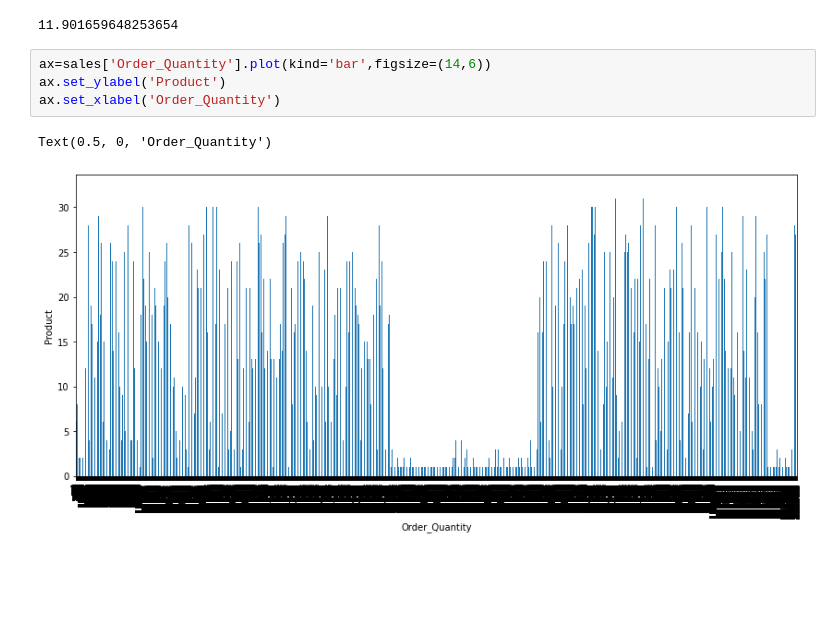
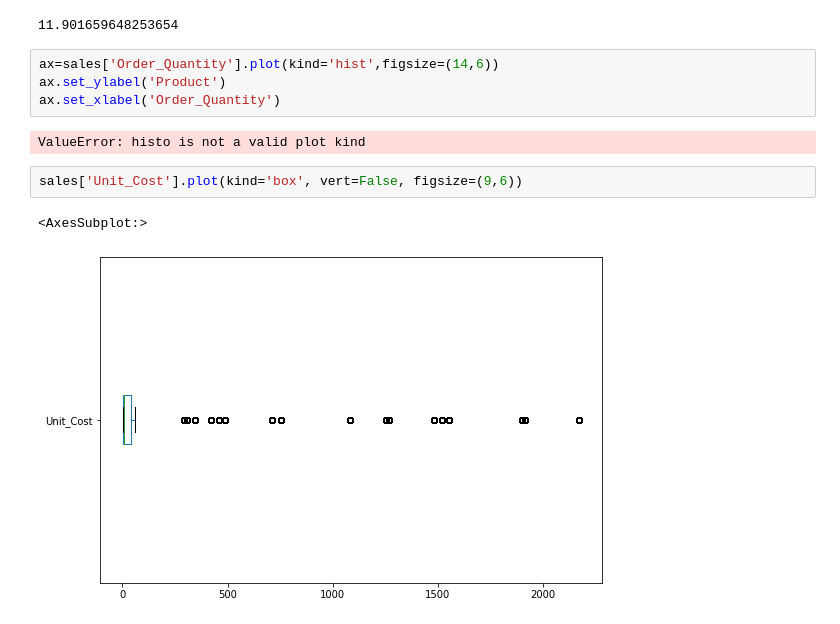
Before and after one commit to peterwainah/Data_analysi, a Jupyter notebook: exercise_one.ipynb, the cells around one changed output. Saved outputs shown, nothing was run; the diff lists cells and outputs as text; blank space fills up the shorter version.

Commit message:
learning data anlysis with python(numerical analysis and visualisations)

```diff
--- a/exercise_one.ipynb
+++ b/exercise_one.ipynb
@@ -93,9 +93,13 @@ sales['Order_Quantity'].mean()
 # %% [output]
 11.901659648253654
 # %%
-ax=sales['Order_Quantity'].plot(kind='bar',figsize=(14,6))
+ax=sales['Order_Quantity'].plot(kind='hist',figsize=(14,6))
 ax.set_ylabel('Product')
 ax.set_xlabel('Order_Quantity')
 # %% [output]
-Text(0.5, 0, 'Order_Quantity')
+ValueError: histo is not a valid plot kind
-[figure, removed]
+# %%
+sales['Unit_Cost'].plot(kind='box', vert=False, figsize=(9,6))
+# %% [output]
+<AxesSubplot:>
+[figure, added]
```
Also changed, not shown: parts of 2 cells of this notebook.
